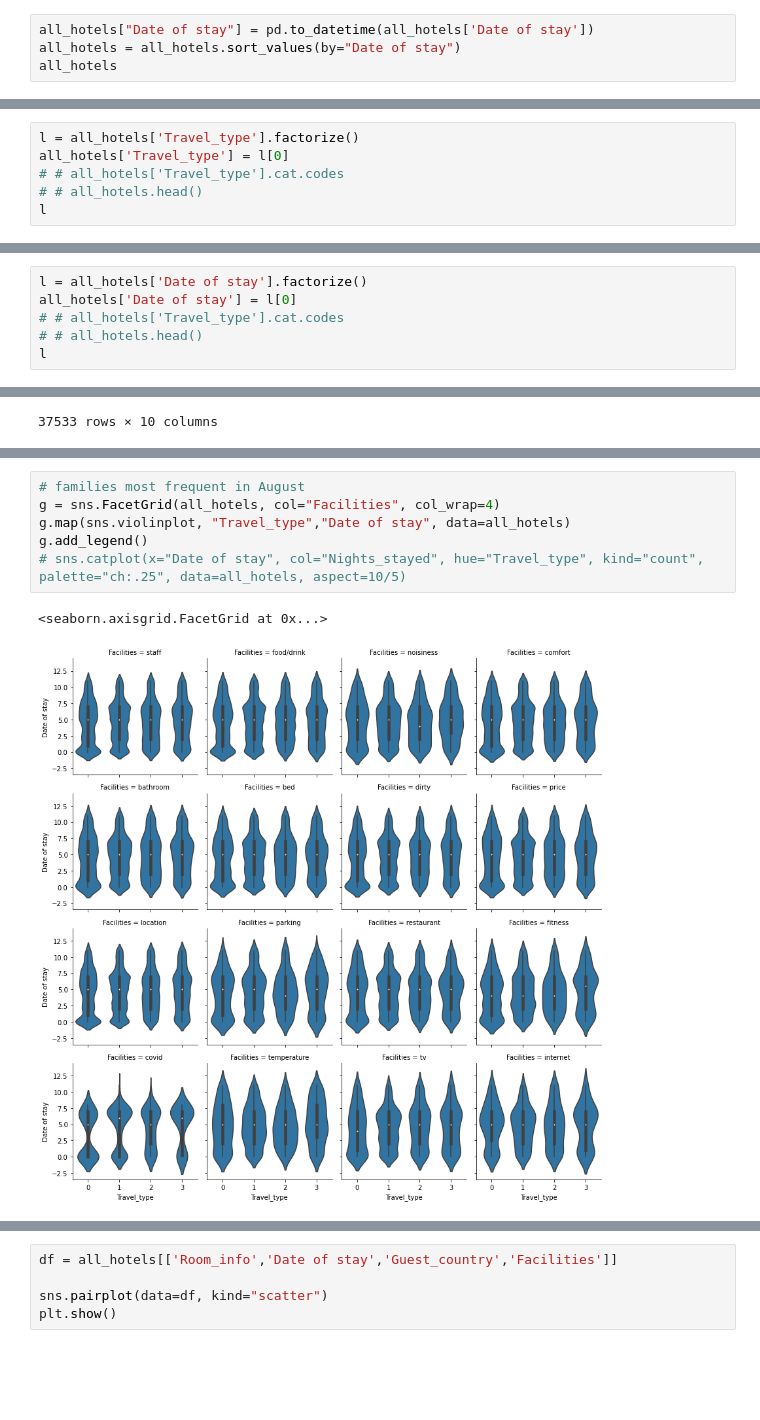
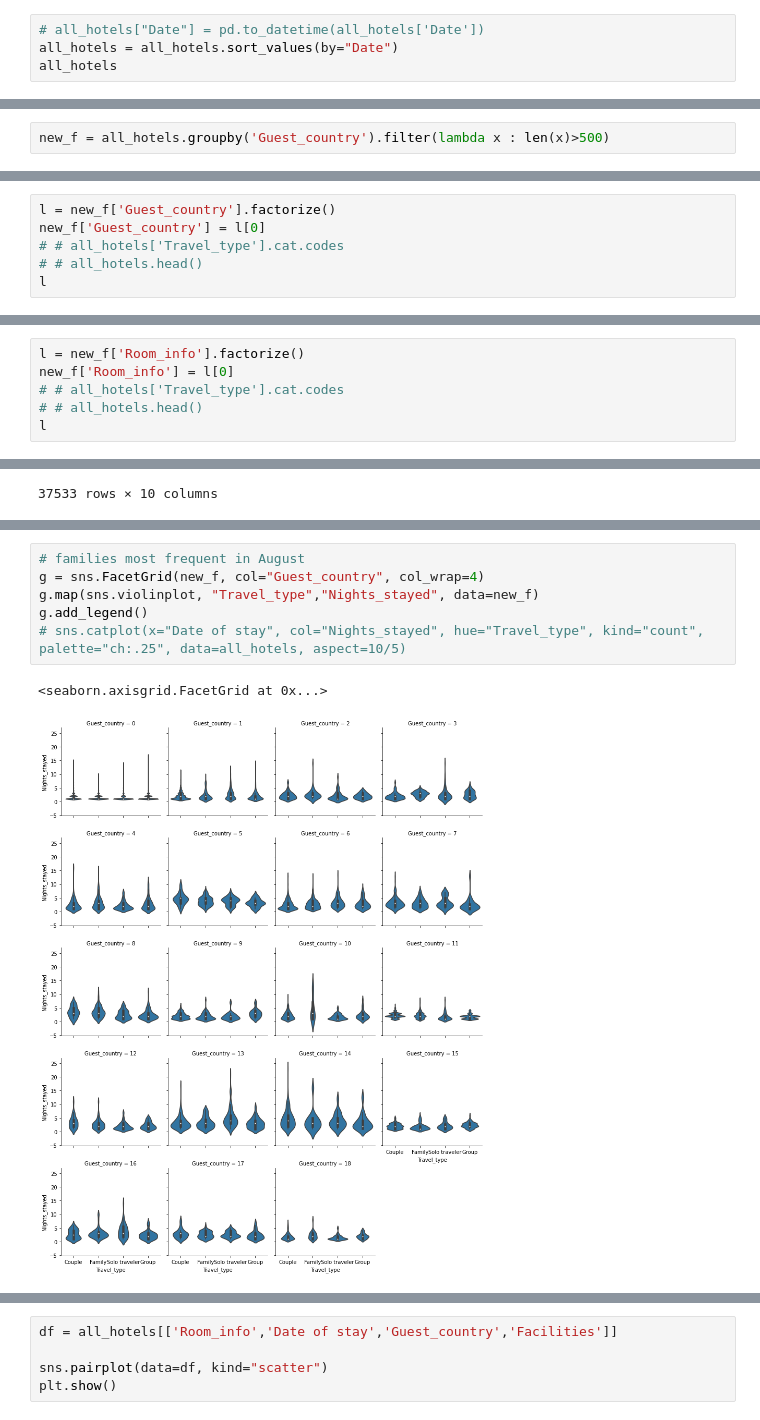
Before and after one commit to mitosHermanos/SIAP-NN, a Jupyter notebook: Data_analysis.ipynb, the cells around one changed output, grey strips where cells are left out. Drawn from its saved outputs; the diff is of its cells as text; blank space fills up the shorter version.

Commit message:
Tried different histograms

```diff
--- a/Data_analysis.ipynb
+++ b/Data_analysis.ipynb
@@ -110,7 +111,7 @@ all_hotels
 | 109307 | United Kingdom | Superior Double Room | 1 | July | Family | The room had no tea/coffee equipm... | 6.7 | Loved the architecture and the li... | ... |
 109308 rows × 10 columns
 # %%
-all_hotels["Date of stay"] = pd.to_datetime(all_hotels['Date of stay'])
-all_hotels = all_hotels.sort_values(by="Date of stay")
+# all_hotels["Date"] = pd.to_datetime(all_hotels['Date'])
+all_hotels = all_hotels.sort_values(by="Date")
 all_hotels
 # %% [output]
@@ -117,0 +133,2 @@ OutOfBoundsDatetime: Out of bounds nanosecond timestamp: 1-08-01 00:00:00
+# %%
+new_f = all_hotels.groupby('Guest_country').filter(lambda x : len(x)>500)
@@ -118,6 +152,6 @@ OutOfBoundsDatetime: Out of bounds nanosecond timestamp: 1-08-01 00:00:00
 # %%
-l = all_hotels['Travel_type'].factorize()
-all_hotels['Travel_type'] = l[0]
+l = new_f['Guest_country'].factorize()
+new_f['Guest_country'] = l[0]
 # # all_hotels['Travel_type'].cat.codes
 # # all_hotels.head()
 l
@@ -127,6 +163,6 @@ l
 # %%
-l = all_hotels['Date of stay'].factorize()
-all_hotels['Date of stay'] = l[0]
+l = new_f['Room_info'].factorize()
+new_f['Room_info'] = l[0]
 # # all_hotels['Travel_type'].cat.codes
 # # all_hotels.head()
 l
@@ -161,10 +206,10 @@ plt.show()
 # %%
 # families most frequent in August
-g = sns.FacetGrid(all_hotels, col="Facilities", col_wrap=4)
-g.map(sns.violinplot, "Travel_type","Date of stay", data=all_hotels)
+g = sns.FacetGrid(new_f, col="Guest_country", col_wrap=4)
+g.map(sns.violinplot, "Travel_type","Nights_stayed", data=new_f)
 g.add_legend()
 # sns.catplot(x="Date of stay", col="Nights_stayed", hue="Travel_type", kind="count", palette="ch:.25", data=all_hotels, aspect=10/5)
 # %% [output]
 <seaborn.axisgrid.FacetGrid at 0x...>
-[figure, old version]
+[figure, new version]
 # %%
```
Also changed, not shown: parts of 22 cells of this notebook, 1 other file.
